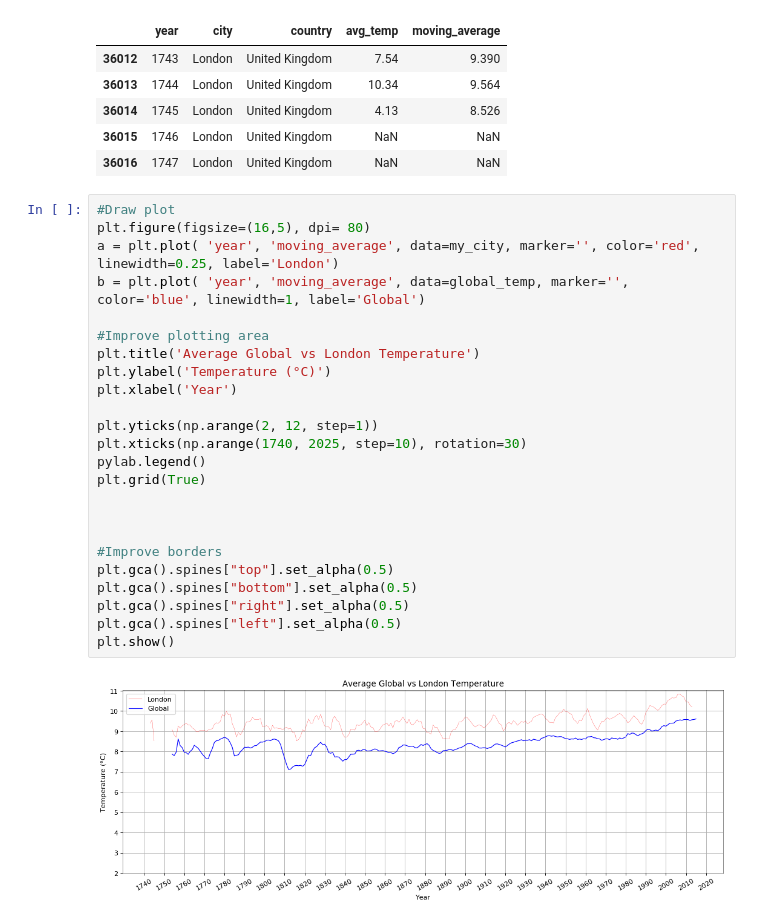
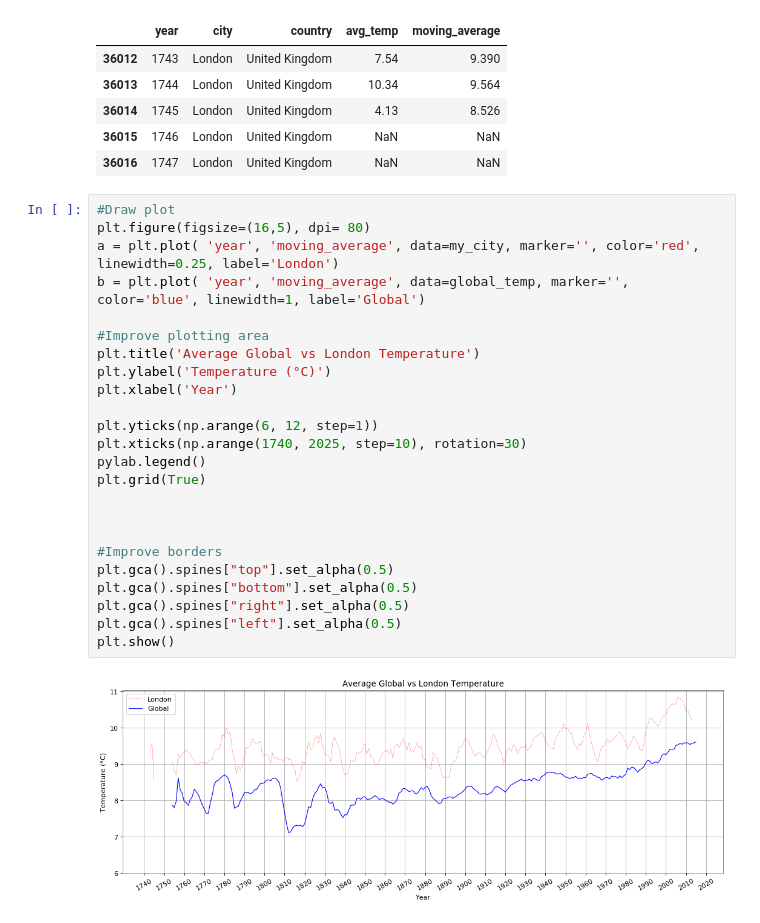
Before and after one commit to salcekosma/DAND, a Jupyter notebook: Explore Weather Trends/Project 1 - Exploring Weather Trends.ipynb, the cells around one changed output. Drawn from its saved outputs; the diff is of its cells as text.

Commit message:
Improved grid for better visualization and changed title name

```diff
--- a/Explore Weather Trends/Project 1 - Exploring Weather Trends.ipynb
+++ b/Explore Weather Trends/Project 1 - Exploring Weather Trends.ipynb
@@ -134,26 +134,26 @@ my_city.head()
 # %%
 #Draw plot
 plt.figure(figsize=(16,5), dpi= 80)
 a = plt.plot( 'year', 'moving_average', data=my_city, marker='', color='red', linewidth=0.25, label='London')
 b = plt.plot( 'year', 'moving_average', data=global_temp, marker='', color='blue', linewidth=1, label='Global')
 
 #Improve plotting area
 plt.title('Average Global vs London Temperature')
 plt.ylabel('Temperature (°C)')
 plt.xlabel('Year')
 
-plt.yticks(np.arange(2, 12, step=1))
+plt.yticks(np.arange(6, 12, step=1))
 plt.xticks(np.arange(1740, 2025, step=10), rotation=30)
 pylab.legend()
 plt.grid(True)
 
 
 
 #Improve borders
 plt.gca().spines["top"].set_alpha(0.5)
 plt.gca().spines["bottom"].set_alpha(0.5)
 plt.gca().spines["right"].set_alpha(0.5)
 plt.gca().spines["left"].set_alpha(0.5)
 plt.show()
 # %% [output]
-[figure, old version]
+[figure, new version]
```
